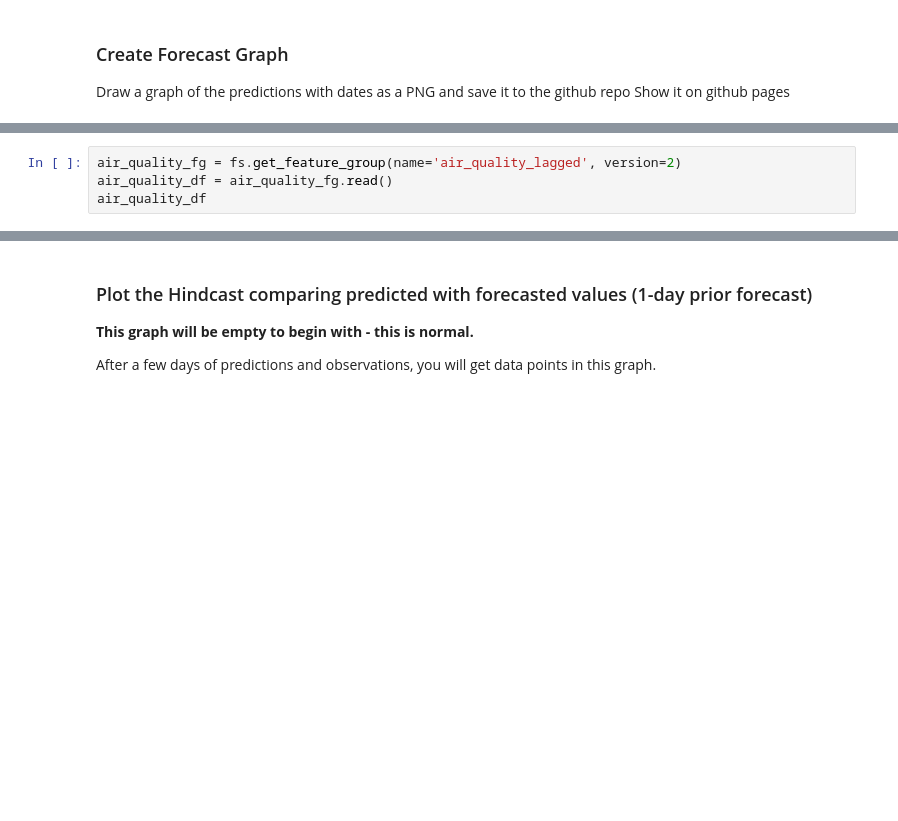
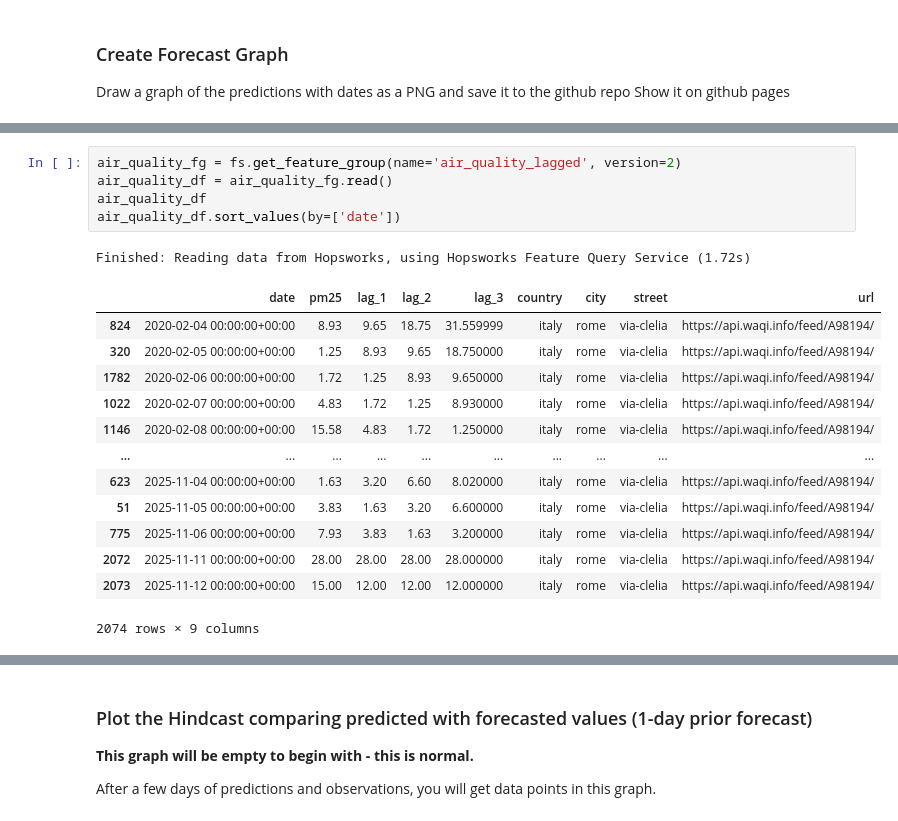
Before and after one commit to klari26/mlfs-book, a Jupyter notebook: notebooks/airquality/4_air_quality_batch_inference.ipynb, the cells around one changed output, grey strips where cells are left out. Cells and saved outputs as stored; diff of their text form; blank space fills up the shorter version.

```diff
--- a/notebooks/airquality/4_air_quality_batch_inference.ipynb
+++ b/notebooks/airquality/4_air_quality_batch_inference.ipynb
@@ -263,7 +392,23 @@ monitoring_df
 # %%
 air_quality_fg = fs.get_feature_group(name='air_quality_lagged', version=2)
 air_quality_df = air_quality_fg.read()
 air_quality_df
+air_quality_df.sort_values(by=['date'])
+# %% [output]
+Finished: Reading data from Hopsworks, using Hopsworks Feature Query Service (1.72s)
+|  | date | pm25 | lag_1 | lag_2 | lag_3 | country | city | street | url |
+| 824 | 2020-02-04 00:00:00+00:00 | 8.93 | 9.65 | 18.75 | 31.559999 | italy | rome | via-clelia | https://api.waqi.info/feed/A98194/ |
+| 320 | 2020-02-05 00:00:00+00:00 | 1.25 | 8.93 | 9.65 | 18.750000 | italy | rome | via-clelia | https://api.waqi.info/feed/A98194/ |
+| 1782 | 2020-02-06 00:00:00+00:00 | 1.72 | 1.25 | 8.93 | 9.650000 | italy | rome | via-clelia | https://api.waqi.info/feed/A98194/ |
+| 1022 | 2020-02-07 00:00:00+00:00 | 4.83 | 1.72 | 1.25 | 8.930000 | italy | rome | via-clelia | https://api.waqi.info/feed/A98194/ |
+| 1146 | 2020-02-08 00:00:00+00:00 | 15.58 | 4.83 | 1.72 | 1.250000 | italy | rome | via-clelia | https://api.waqi.info/feed/A98194/ |
+| ... | ... | ... | ... | ... | ... | ... | ... | ... | ... |
+| 623 | 2025-11-04 00:00:00+00:00 | 1.63 | 3.20 | 6.60 | 8.020000 | italy | rome | via-clelia | https://api.waqi.info/feed/A98194/ |
+| 51 | 2025-11-05 00:00:00+00:00 | 3.83 | 1.63 | 3.20 | 6.600000 | italy | rome | via-clelia | https://api.waqi.info/feed/A98194/ |
+| 775 | 2025-11-06 00:00:00+00:00 | 7.93 | 3.83 | 1.63 | 3.200000 | italy | rome | via-clelia | https://api.waqi.info/feed/A98194/ |
+| 2072 | 2025-11-11 00:00:00+00:00 | 28.00 | 28.00 | 28.00 | 28.000000 | italy | rome | via-clelia | https://api.waqi.info/feed/A98194/ |
+| 2073 | 2025-11-12 00:00:00+00:00 | 15.00 | 12.00 | 12.00 | 12.000000 | italy | rome | via-clelia | https://api.waqi.info/feed/A98194/ |
+2074 rows × 9 columns
 # %%
 outcome_df = air_quality_df[['date', 'pm25']]
 preds_df =  monitoring_df[['date', 'predicted_pm25']]
```
Also changed, not shown: parts of 23 cells of this notebook, 8 other files.
